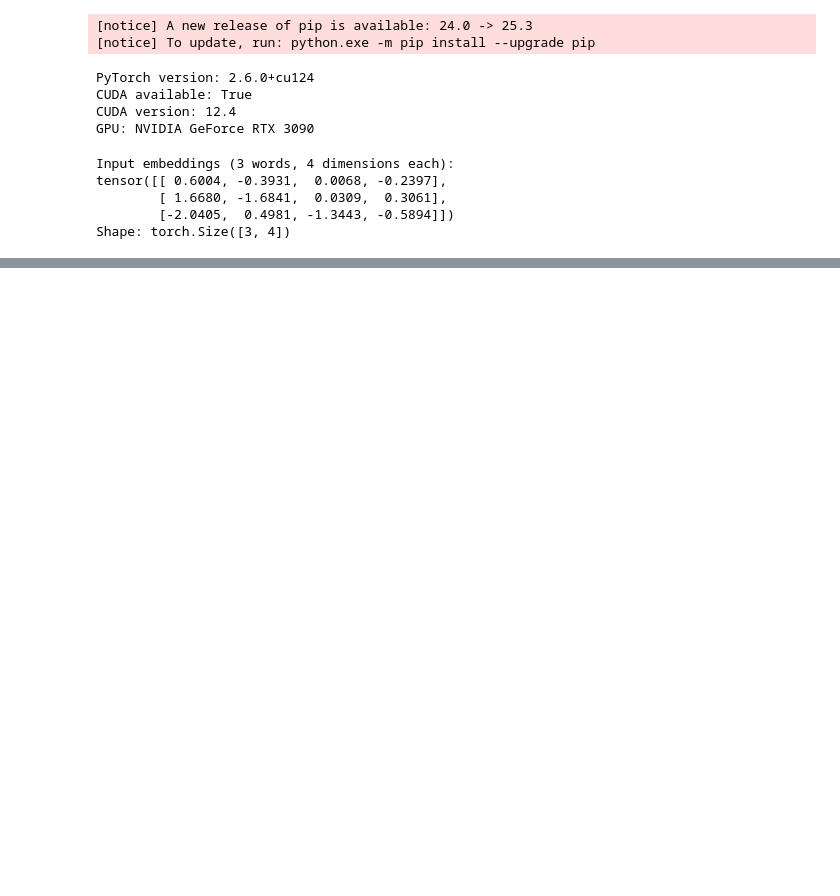
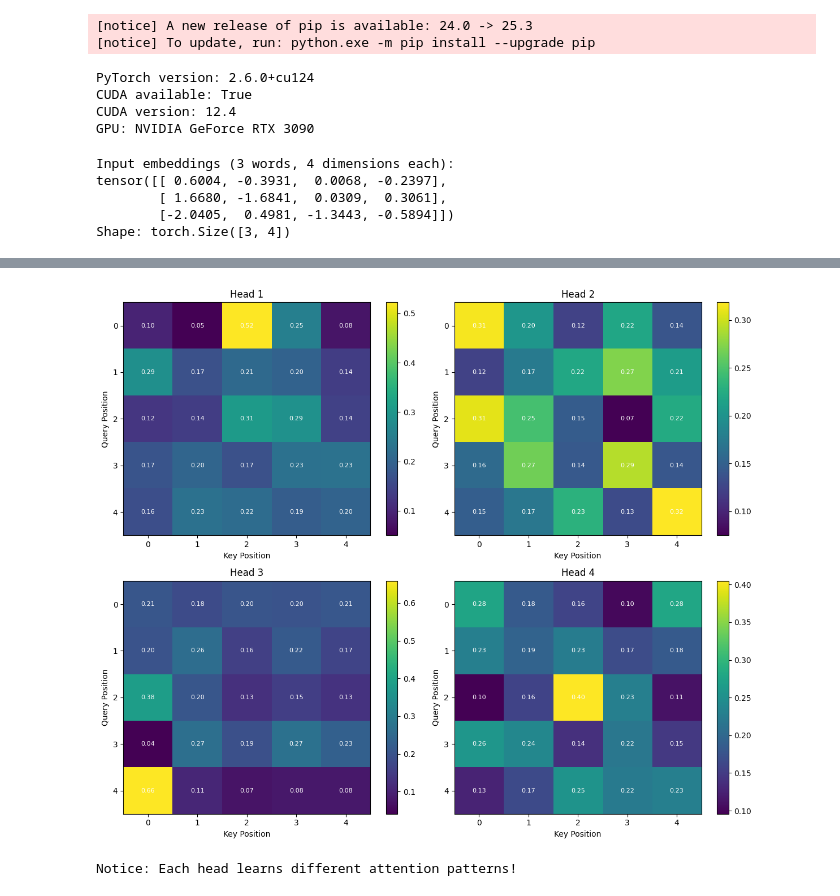
Before and after one commit to deepanvishal/LLM_learning, a Jupyter notebook: Getting_started.ipynb, the cells around one changed output, grey strips where cells are left out. Drawn from its saved outputs; the diff is of its cells as text; code cells hidden in the pictures; blank space fills up the shorter version.

```diff
--- a/Getting_started.ipynb
+++ b/Getting_started.ipynb
@@ -93,0 +270,43 @@ Shape: torch.Size([3, 4])
+# %%
+import matplotlib.pyplot as plt
+
+# Simple example with 4 heads
+embedding_dim = 16
+num_heads = 4
+seq_len = 5
+
+x = torch.randn(1, seq_len, embedding_dim)
+mha = MultiHeadAttention(embedding_dim, num_heads)
+output, weights = mha(x)
+
+# Plot each head's attention pattern
+fig, axes = plt.subplots(2, 2, figsize=(12, 10))
+axes = axes.flatten()
+
+for head_idx in range(num_heads):
+    ax = axes[head_idx]
+
+    # Get attention for this head
+    head_attention = weights[0, head_idx].detach().numpy()
+
+    im = ax.imshow(head_attention, cmap='viridis', aspect='auto')
+    ax.set_title(f'Head {head_idx + 1}')
+    ax.set_xlabel('Key Position')
+    ax.set_ylabel('Query Position')
+
+    # Add colorbar
+    plt.colorbar(im, ax=ax)
+
+    # Add values
+    for i in range(seq_len):
+        for j in range(seq_len):
+            text = ax.text(j, i, f'{head_attention[i, j]:.2f}',
+                          ha="center", va="center", color="white", fontsize=8)
+
+plt.tight_layout()
+plt.show()
+
+print("Notice: Each head learns different attention patterns!")
+# %% [output]
+[figure, added]
+Notice: Each head learns different attention patterns!
```
Also changed, not shown: parts of 10 cells of this notebook.
